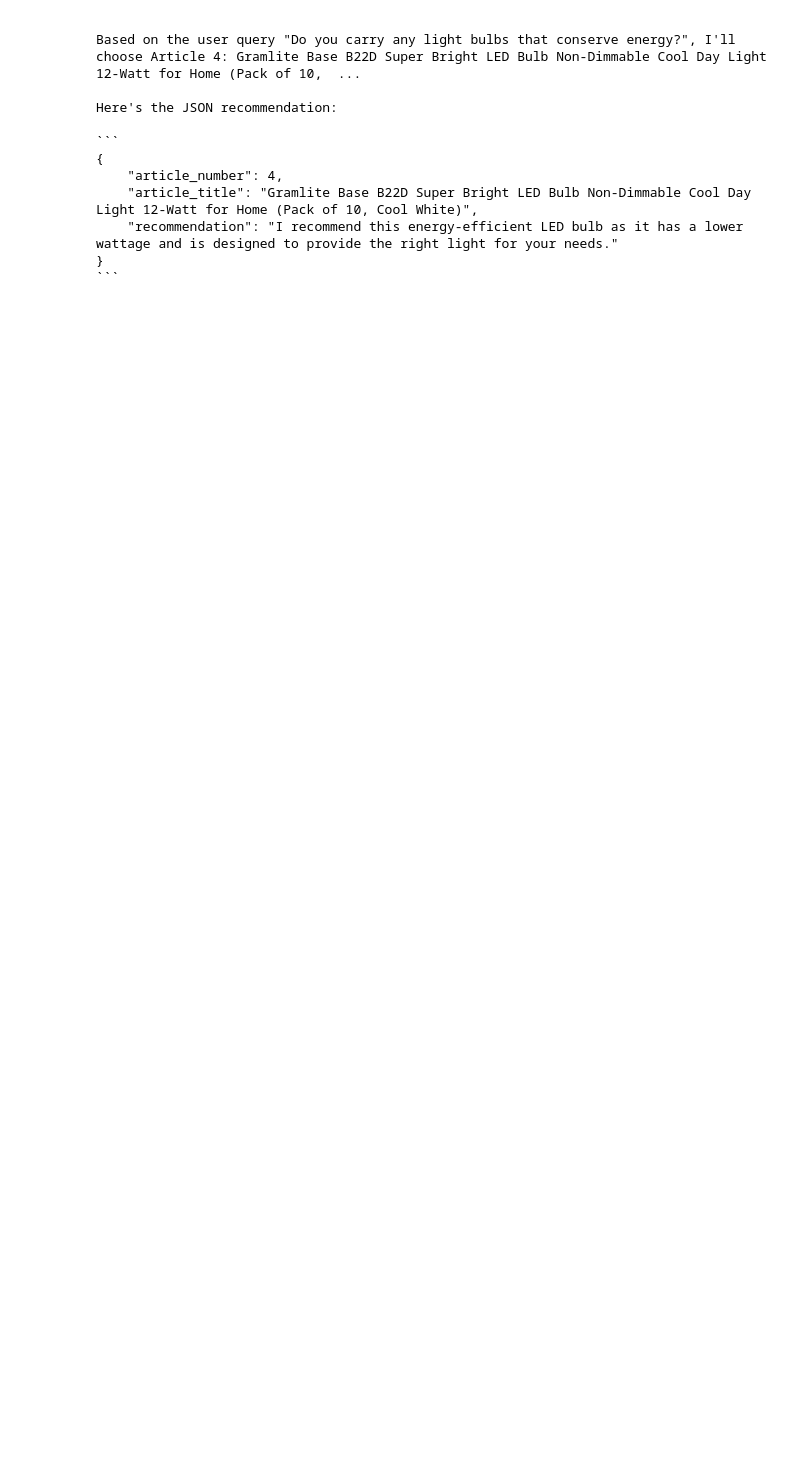
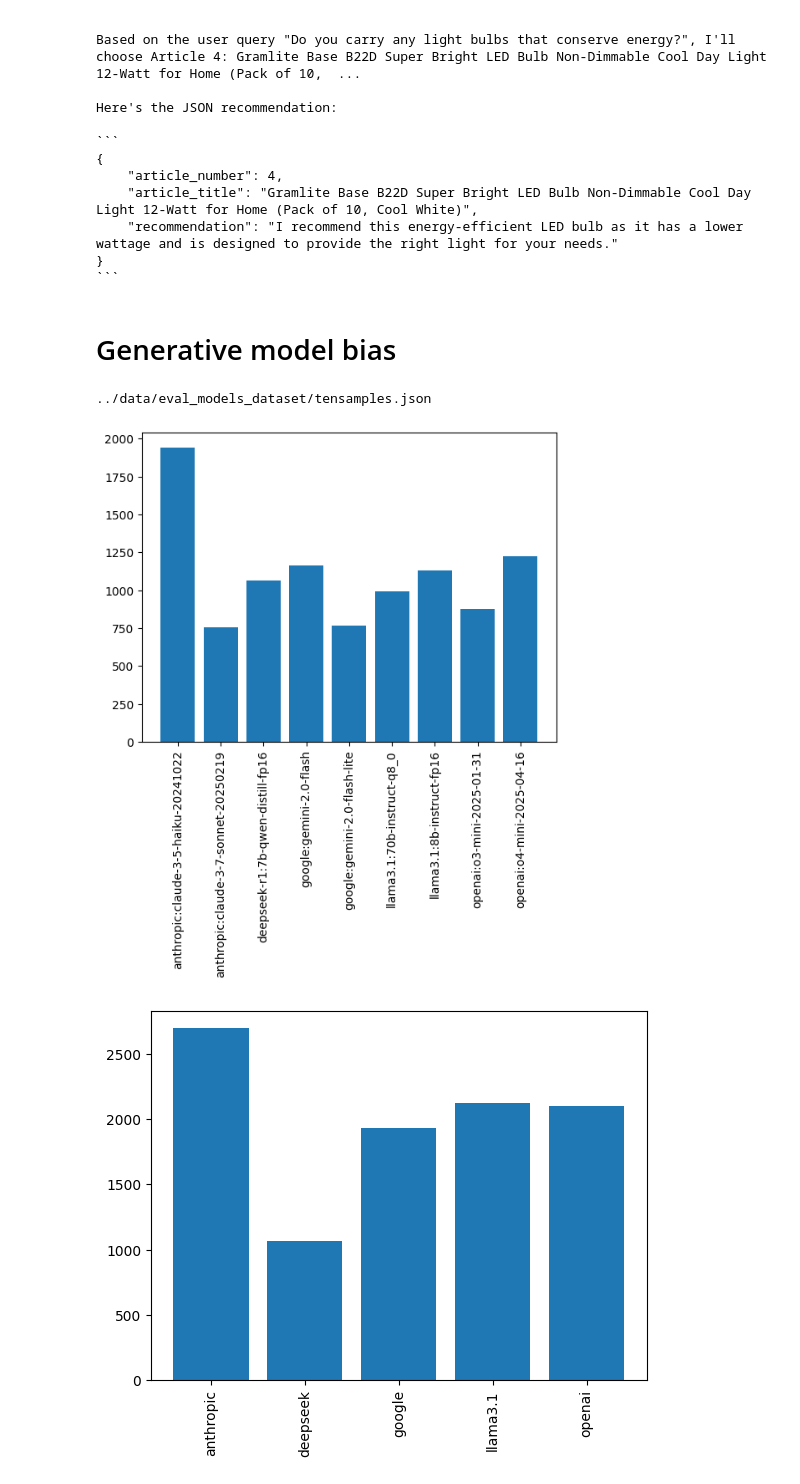
Before and after one commit to GoComputing/LLM-Bias-Research, a Jupyter notebook: notebooks/initialBias_analysis.ipynb, the cells around one changed output. Drawn from its saved outputs; the diff is of its cells as text; code cells hidden in the pictures; blank space fills up the shorter version.

````diff
--- a/notebooks/initialBias_analysis.ipynb
+++ b/notebooks/initialBias_analysis.ipynb
@@ -346,3 +346,45 @@ Here's the JSON recommendation:
     "recommendation": "I recommend this energy-efficient LED bulb as it has a lower wattage and is designed to provide the right light for your needs."
 }
 ```
+# %% [markdown]
+# Generative model bias
+# %%
+import matplotlib.pyplot as plt
+import json
+import os
+
+results_path = os.path.join('..', 'results', 'self_bias_analysis', 'one_product_paraphrase', 'tensamples', 'evaluation_llama8b.json')
+with open(results_path, 'r') as f:
+    results = json.load(f)
+
+dataset_path = os.path.join('..', results['input_dataset'])
+with open(dataset_path, 'r') as f:
+    dataset = json.load(f)
+
+print(dataset_path)
+
+chosen_pos = []
+chosen_llms = []
+chosen_groups = []
+for results_sample, query_info in zip(results['results'], dataset['queries']):
+    pred_pos = results_sample['predicted_pos']
+    if pred_pos is None or pred_pos-1 >= len(query_info['products']):
+        continue
+    pred_product = query_info['products'][pred_pos-1]
+    chosen_llms.append(pred_product['model_name'])
+    chosen_groups.append(pred_product['model_group'])
+    chosen_pos.append(pred_pos-1)
+
+x, count = np.unique(chosen_llms, return_counts=True)
+plt.bar(x, count)
+plt.xticks(rotation=90)
+plt.show()
+
+x, count = np.unique(chosen_groups, return_counts=True)
+plt.bar(x, count)
+plt.xticks(rotation=90)
+plt.show()
+# %% [output]
+../data/eval_models_dataset/tensamples.json
+[figure, added]
+[figure, added]
````
Also changed, not shown: parts of 1 cell of this notebook, 3 other files.
